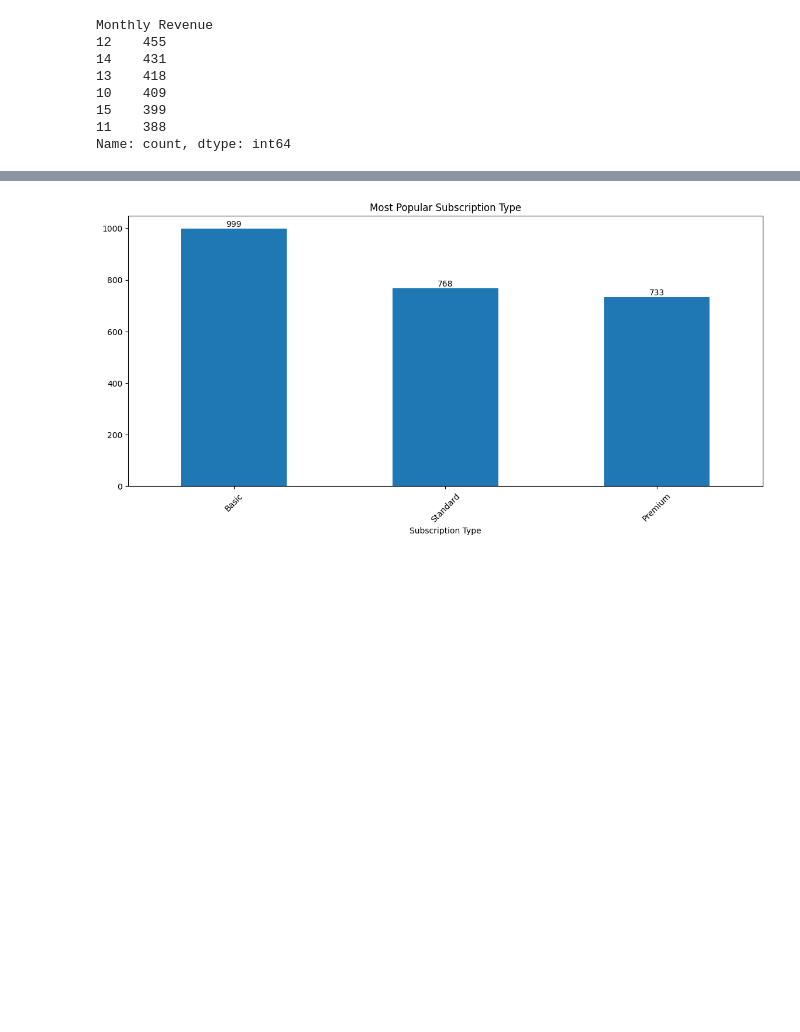
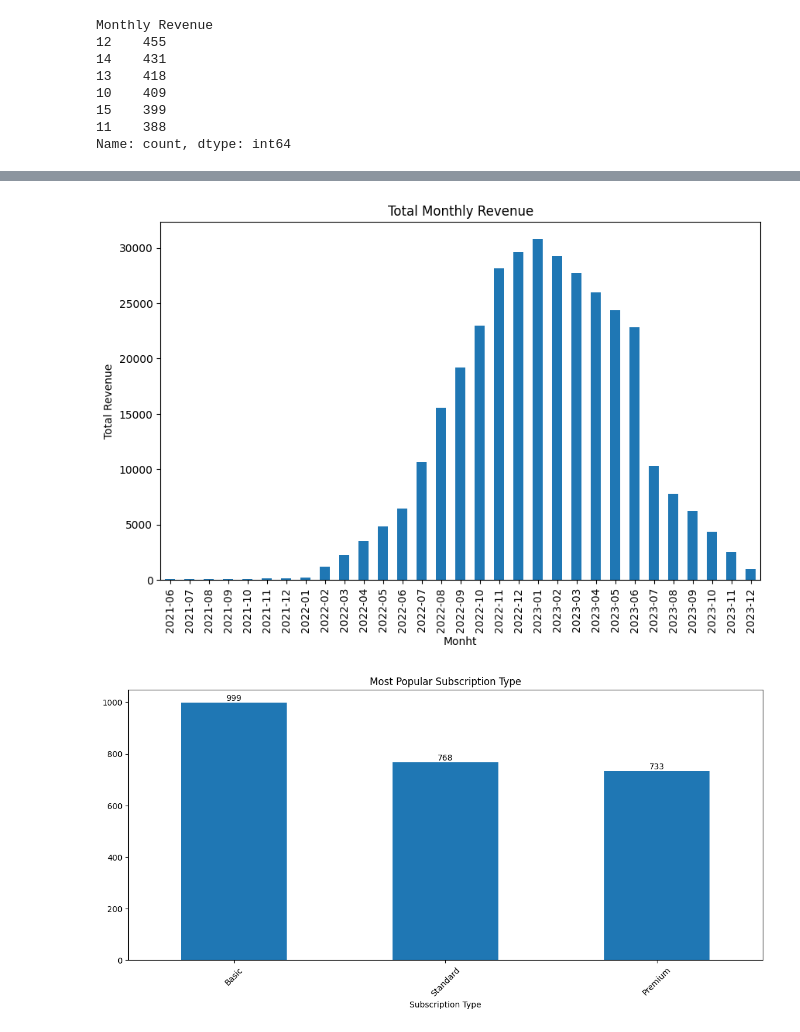
Before and after one commit to yuhng/MY-DAC-Curriculum, a Jupyter notebook: DAC-002_EDA/EDA_Tutorial.ipynb, the cells around one changed output, grey strips where cells are left out. Cells and saved outputs as stored; diff of their text form; code cells hidden in the pictures; blank space fills up the shorter version.

Commit message:
add sales per month solution

```diff
--- a/DAC-002_EDA/EDA_Tutorial.ipynb
+++ b/DAC-002_EDA/EDA_Tutorial.ipynb
@@ -70,3 +68,31 @@ df.head()
+# %%
+# Sales per month
+df['Join Date'] = pd.to_datetime(df['Join Date'])
+df['Last Payment Date'] = pd.to_datetime(df['Last Payment Date'])
+
+monthly_revenue_rows = []
+
+for i, row in df.iterrows():
+    month_range = pd.date_range(row['Join Date'], row['Last Payment Date'], freq = 'MS').to_period('M')
+
+    for month in month_range:
+        monthly_revenue_rows.append({
+            'Month': month,
+            'Monthly Revenue': row['Monthly Revenue']
+        })
+
+monthly_revenue_df = pd.DataFrame(monthly_revenue_rows)
+
+total_monthly_revenue = monthly_revenue_df.groupby('Month')['Monthly Revenue'].sum()
+
+
+total_monthly_revenue.plot(kind='bar', figsize=(10, 6), title='Total Monthly Revenue')
+plt.xlabel('Monht')
+plt.ylabel('Total Revenue')
+
+plt.show()
+# %% [output]
+[figure, added]
 # %%
 # Most Popular Subscription Type
 
```
Also changed, not shown: parts of 1 cell of this notebook.
